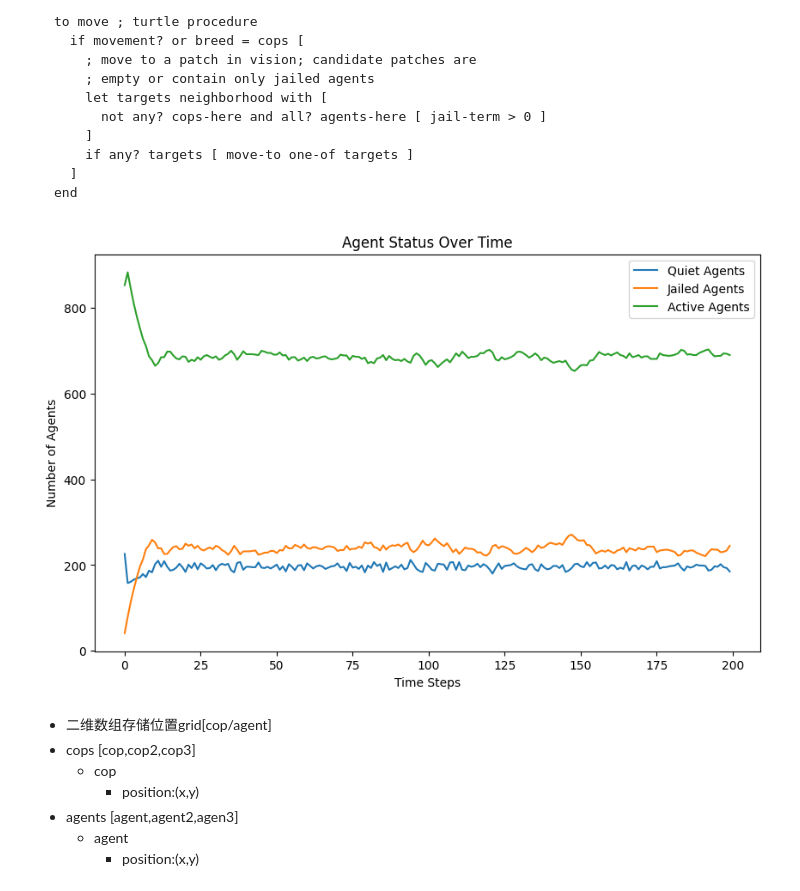
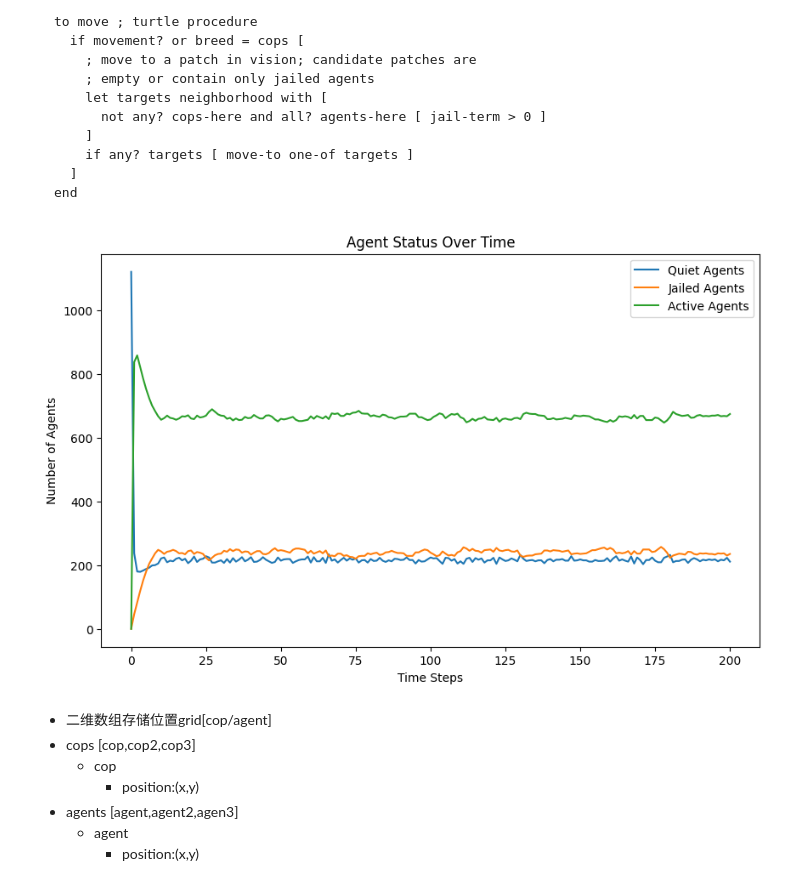
Before and after one commit to Mirrorgo/netlogo-a2, a Jupyter notebook: src/lwz.ipynb, the cells around one changed output. Saved outputs shown, nothing was run; the diff lists cells and outputs as text; code cells hidden in the pictures.

```diff
--- a/src/lwz.ipynb
+++ b/src/lwz.ipynb
@@ -103,7 +103,8 @@ class Model:
         self.neighborhoods = [[[] for _ in range(self.height)] for _ in range(self.width)]
         self.compute_neighborhoods()
         self.create_entities(int((agent_density / 100) * self.total_cells), int((cop_density / 100) * self.total_cells))
-        self.data = {'quiet': [], 'jail': [], 'active': []}
+        self.data = {'quiet': [int((agent_density / 100) * self.total_cells)], 'jail': [0], 'active': [0]}
+
 
     # Modification in v3:  consider the boundary condition
     def compute_neighborhoods(self):
@@ -219,34 +220,34 @@ class Model:
             selected_agent.active = False
             selected_agent.jail_term = random.randint(0, self.max_jail_term)
             # Move cop to the position of the arrested agent
             self.grid[x][y] = None  # Remove cop from current position
             self.grid[nx][ny] = cop  # Move cop to new position
             cop.position = (nx, ny)
 
 
 # 实例化并运行模型
 AGENT_DENSITY = 70
 COP_DENSITY = 3
 VISION = 7
 K = 2.3
 GOV_LEGITIMACY = 0.3
 MAX_JAIL_TERM = 10
 model = Model(AGENT_DENSITY, COP_DENSITY, VISION, K, GOV_LEGITIMACY, MAX_JAIL_TERM)
 for _ in range(200):
     model.step()
 
 # 绘制结果
 plt.figure(figsize=(10, 6))
 plt.plot(model.data['quiet'], label='Quiet Agents')
 plt.plot(model.data['jail'], label='Jailed Agents')
 plt.plot(model.data['active'], label='Active Agents')
 plt.xlabel('Time Steps')
 plt.ylabel('Number of Agents')
 plt.title('Agent Status Over Time')
 plt.legend()
 plt.show()
 # %% [output]
-[figure, old version]
+[figure, new version]
 # %% [markdown]
 - 二维数组存储位置grid[cop/agent]
 - cops [cop,cop2,cop3]
```
Also changed, not shown: 2 other files.
